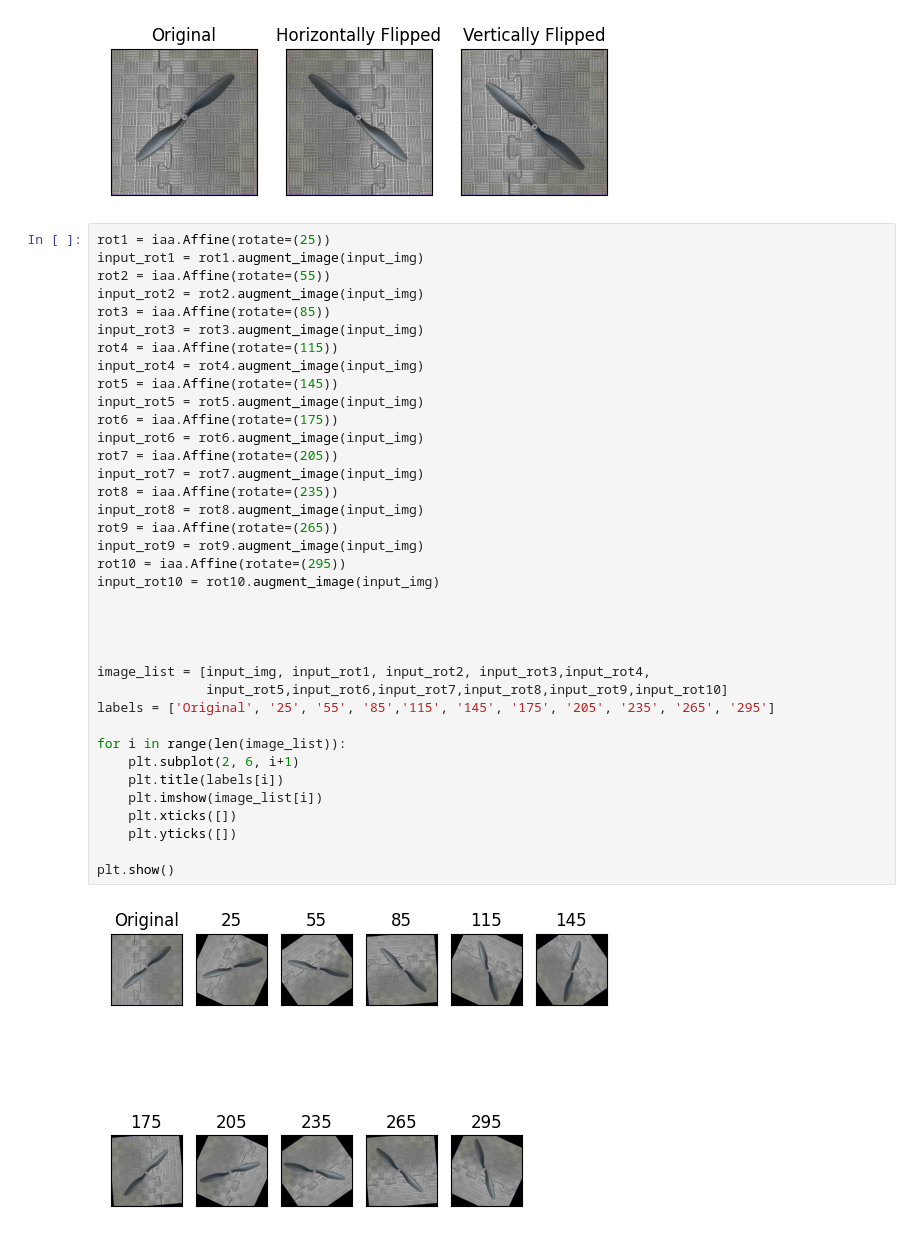
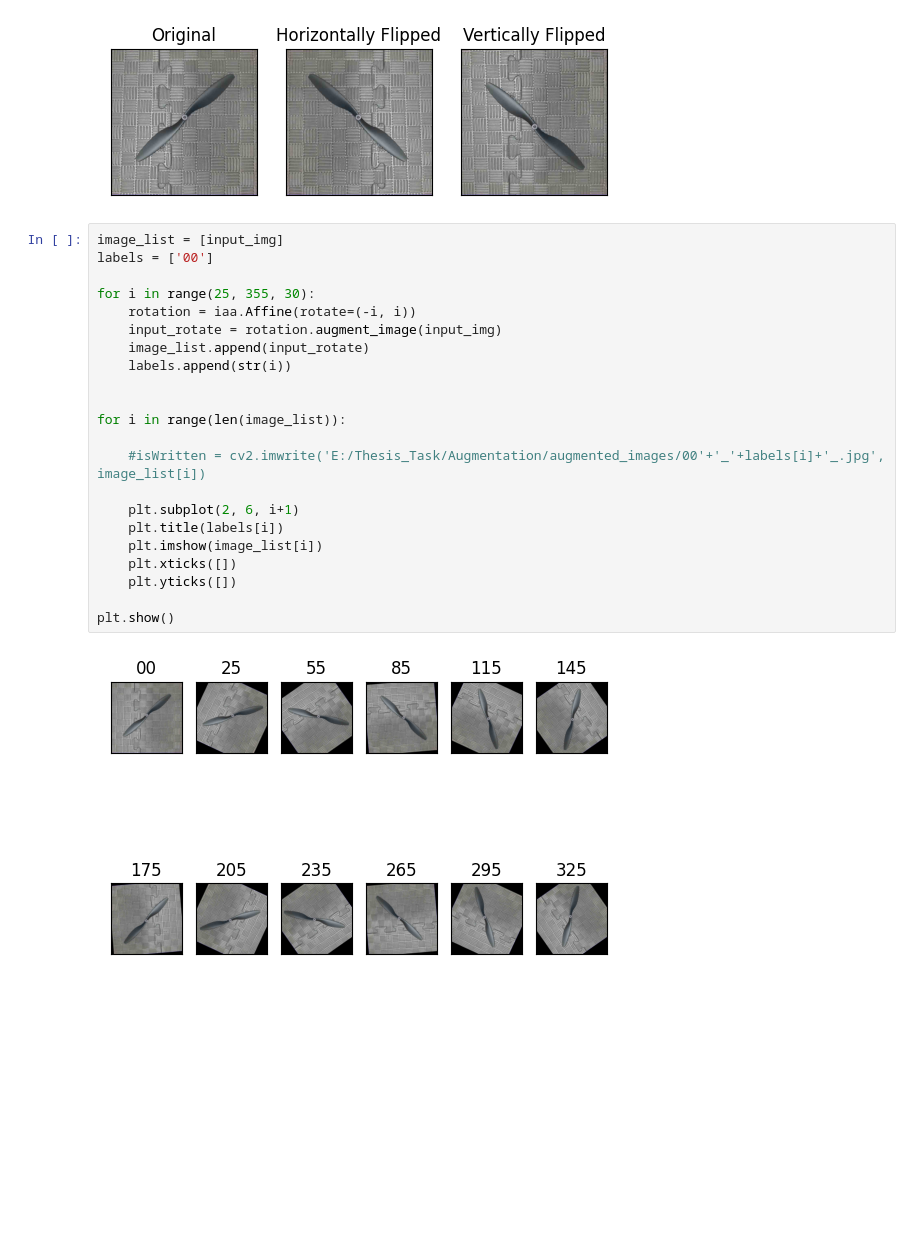
Before and after one commit to RizwanRumi/MSC_Thesis_task, a Jupyter notebook: Augmentation/augmentation.ipynb, the cells around one changed output. Cells and saved outputs as stored; diff of their text form; blank space fills up the shorter version.

```diff
--- a/Augmentation/augmentation.ipynb
+++ b/Augmentation/augmentation.ipynb
@@ -102,43 +102,28 @@ plt.show()
 # %% [output]
 [figure]
 # %%
-rot1 = iaa.Affine(rotate=(25))
-input_rot1 = rot1.augment_image(input_img)
-rot2 = iaa.Affine(rotate=(55))
-input_rot2 = rot2.augment_image(input_img)
-rot3 = iaa.Affine(rotate=(85))
-input_rot3 = rot3.augment_image(input_img)
-rot4 = iaa.Affine(rotate=(115))
-input_rot4 = rot4.augment_image(input_img)
-rot5 = iaa.Affine(rotate=(145))
-input_rot5 = rot5.augment_image(input_img)
-rot6 = iaa.Affine(rotate=(175))
-input_rot6 = rot6.augment_image(input_img)
-rot7 = iaa.Affine(rotate=(205))
-input_rot7 = rot7.augment_image(input_img)
-rot8 = iaa.Affine(rotate=(235))
-input_rot8 = rot8.augment_image(input_img)
-rot9 = iaa.Affine(rotate=(265))
-input_rot9 = rot9.augment_image(input_img)
-rot10 = iaa.Affine(rotate=(295))
-input_rot10 = rot10.augment_image(input_img)
+image_list = [input_img]
+labels = ['00']
+
+for i in range(25, 355, 30):
+    rotation = iaa.Affine(rotate=(-i, i))
+    input_rotate = rotation.augment_image(input_img)
+    image_list.append(input_rotate)
+    labels.append(str(i))
 
 
+for i in range(len(image_list)):
 
+    #isWritten = cv2.imwrite('E:/Thesis_Task/Augmentation/augmented_images/00'+'_'+labels[i]+'_.jpg', image_list[i])
 
-image_list = [input_img, input_rot1, input_rot2, input_rot3,input_rot4,
-              input_rot5,input_rot6,input_rot7,input_rot8,input_rot9,input_rot10]
-labels = ['Original', '25', '55', '85','115', '145', '175', '205', '235', '265', '295']
-
-for i in range(len(image_list)):
     plt.subplot(2, 6, i+1)
     plt.title(labels[i])
     plt.imshow(image_list[i])
     plt.xticks([])
     plt.yticks([])
 
 plt.show()
 # %% [output]
-[figure, old version]
+[figure, new version]
 # %%
 #adding noise
```
Also changed, not shown: parts of 5 cells of this notebook, 1 other file.
